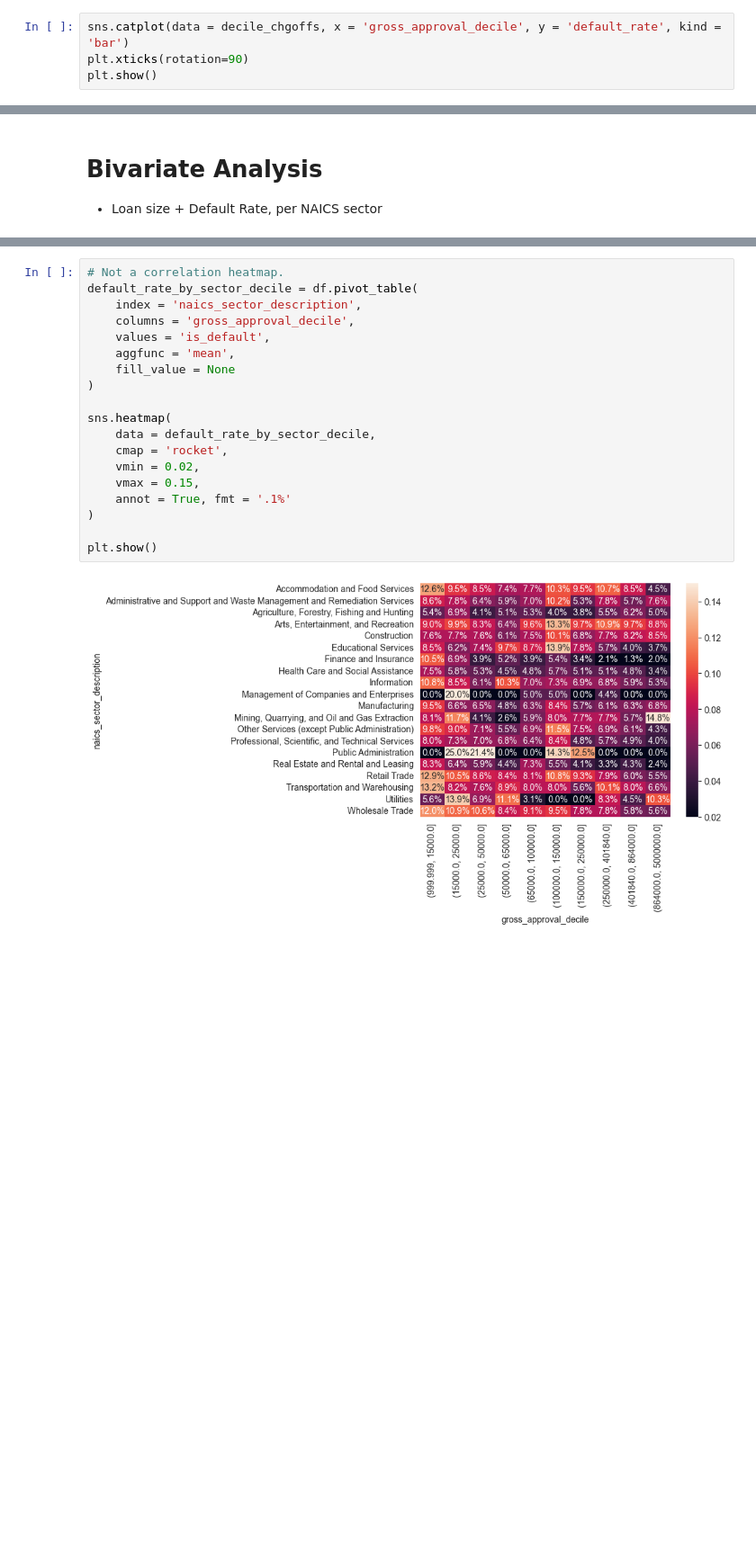
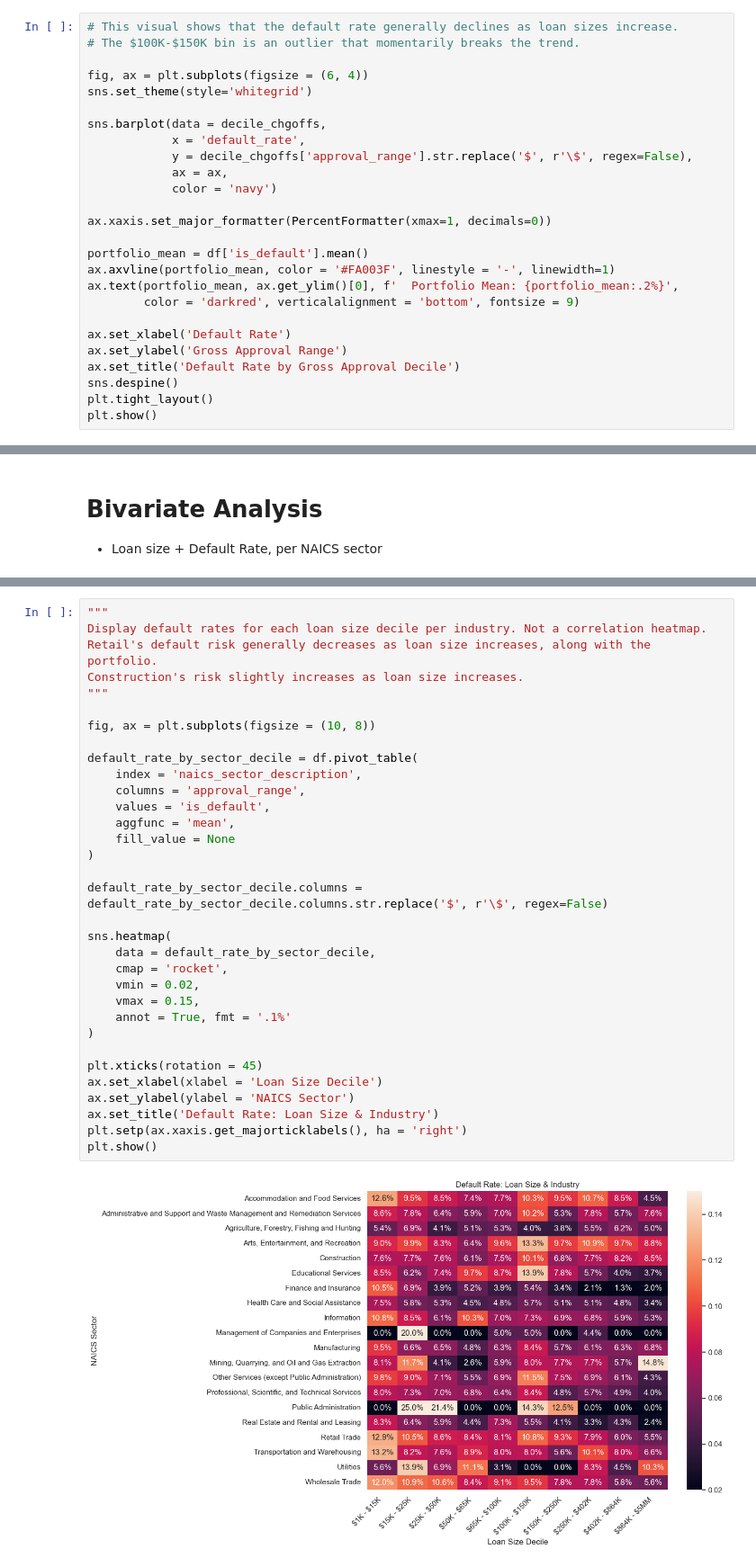
Before and after one commit to jaredhansen0128/sba-7a-credit-risk, a Jupyter notebook: notebooks/02_exploratory_data_analysis.ipynb, the cells around one changed output, grey strips where cells are left out. Shown at 90% size. Saved outputs shown, nothing was run; the diff lists cells and outputs as text; blank space fills up the shorter version.

```diff
--- a/notebooks/02_exploratory_data_analysis.ipynb
+++ b/notebooks/02_exploratory_data_analysis.ipynb
@@ -71,5 +103,27 @@ decile_chgoffs.style.format({'default_rate': '{:.2%}'})
 # %%
-sns.catplot(data = decile_chgoffs, x = 'gross_approval_decile', y = 'default_rate', kind = 'bar')
-plt.xticks(rotation=90)
+# This visual shows that the default rate generally declines as loan sizes increase.
+# The $100K-$150K bin is an outlier that momentarily breaks the trend.
+
+fig, ax = plt.subplots(figsize = (6, 4))
+sns.set_theme(style='whitegrid')
+
+sns.barplot(data = decile_chgoffs,
+            x = 'default_rate',
+            y = decile_chgoffs['approval_range'].str.replace('$', r'\$', regex=False),
+            ax = ax,
+            color = 'navy')
+
+ax.xaxis.set_major_formatter(PercentFormatter(xmax=1, decimals=0))
+
+portfolio_mean = df['is_default'].mean()
+ax.axvline(portfolio_mean, color = '#FA003F', linestyle = '-', linewidth=1)
+ax.text(portfolio_mean, ax.get_ylim()[0], f'  Portfolio Mean: {portfolio_mean:.2%}',
+        color = 'darkred', verticalalignment = 'bottom', fontsize = 9)
+
+ax.set_xlabel('Default Rate')
+ax.set_ylabel('Gross Approval Range')
+ax.set_title('Default Rate by Gross Approval Decile')
+sns.despine()
+plt.tight_layout()
 plt.show()
 # %% [output]
@@ -432,22 +606,36 @@ Loan Count:  25628
 # %%
-# Not a correlation heatmap.
+"""
+Display default rates for each loan size decile per industry. Not a correlation heatmap.
+Retail's default risk generally decreases as loan size increases, along with the portfolio.
+Construction's risk slightly increases as loan size increases.
+"""
+
+fig, ax = plt.subplots(figsize = (10, 8))
+
 default_rate_by_sector_decile = df.pivot_table(
     index = 'naics_sector_description',
-    columns = 'gross_approval_decile',
+    columns = 'approval_range',
     values = 'is_default',
     aggfunc = 'mean',
     fill_value = None
 )
+
+default_rate_by_sector_decile.columns = default_rate_by_sector_decile.columns.str.replace('$', r'\$', regex=False)
 
 sns.heatmap(
     data = default_rate_by_sector_decile,
     cmap = 'rocket',
     vmin = 0.02,
     vmax = 0.15,
     annot = True, fmt = '.1%'
 )
 
+plt.xticks(rotation = 45)
+ax.set_xlabel(xlabel = 'Loan Size Decile')
+ax.set_ylabel(ylabel = 'NAICS Sector')
+ax.set_title('Default Rate: Loan Size & Industry')
+plt.setp(ax.xaxis.get_majorticklabels(), ha = 'right')
 plt.show()
 # %% [output]
-[figure, old version]
+[figure, new version]
 # %%
```
Also changed, not shown: parts of 91 cells of this notebook.
